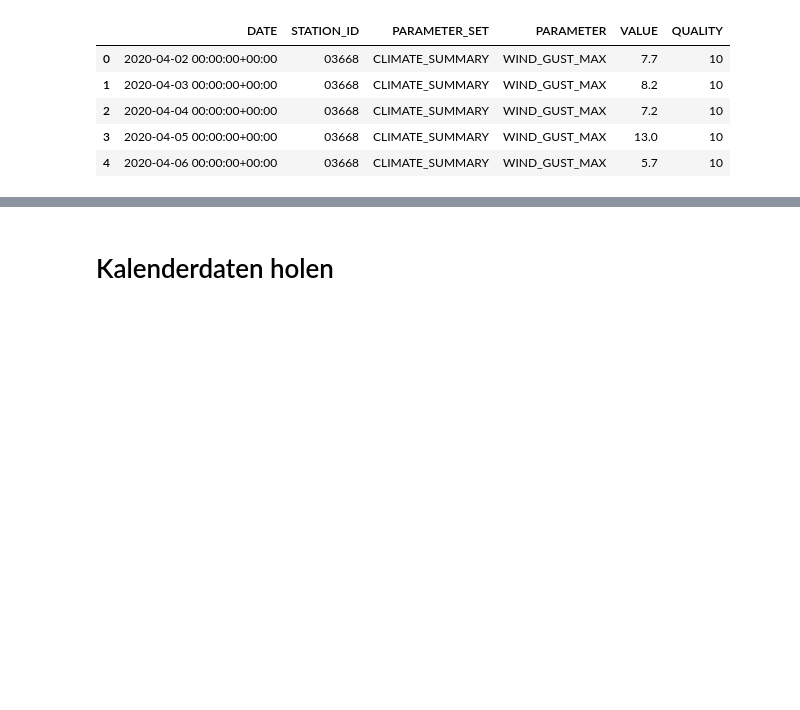
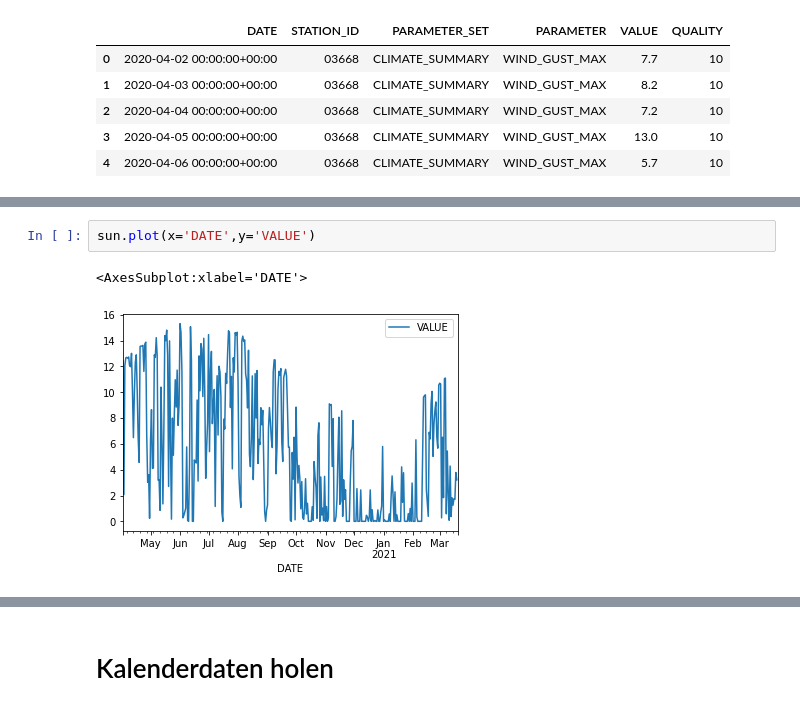
Before and after one commit to jokus-pokus/Gesundheitsamt, a Jupyter notebook: DatenSammlung.ipynb, the cells around one changed output, grey strips where cells are left out. Cells and saved outputs as stored; diff of their text form; blank space fills up the shorter version.

```diff
--- a/DatenSammlung.ipynb
+++ b/DatenSammlung.ipynb
@@ -174,0 +145,5 @@ values = values.loc[values['PARAMETER'] == 'SUNSHINE_DURATION']
+# %%
+sun.plot(x='DATE',y='VALUE')
+# %% [output]
+<AxesSubplot:xlabel='DATE'>
+[figure, added]
```
Also changed, not shown: parts of 35 cells of this notebook, 4 other files.
